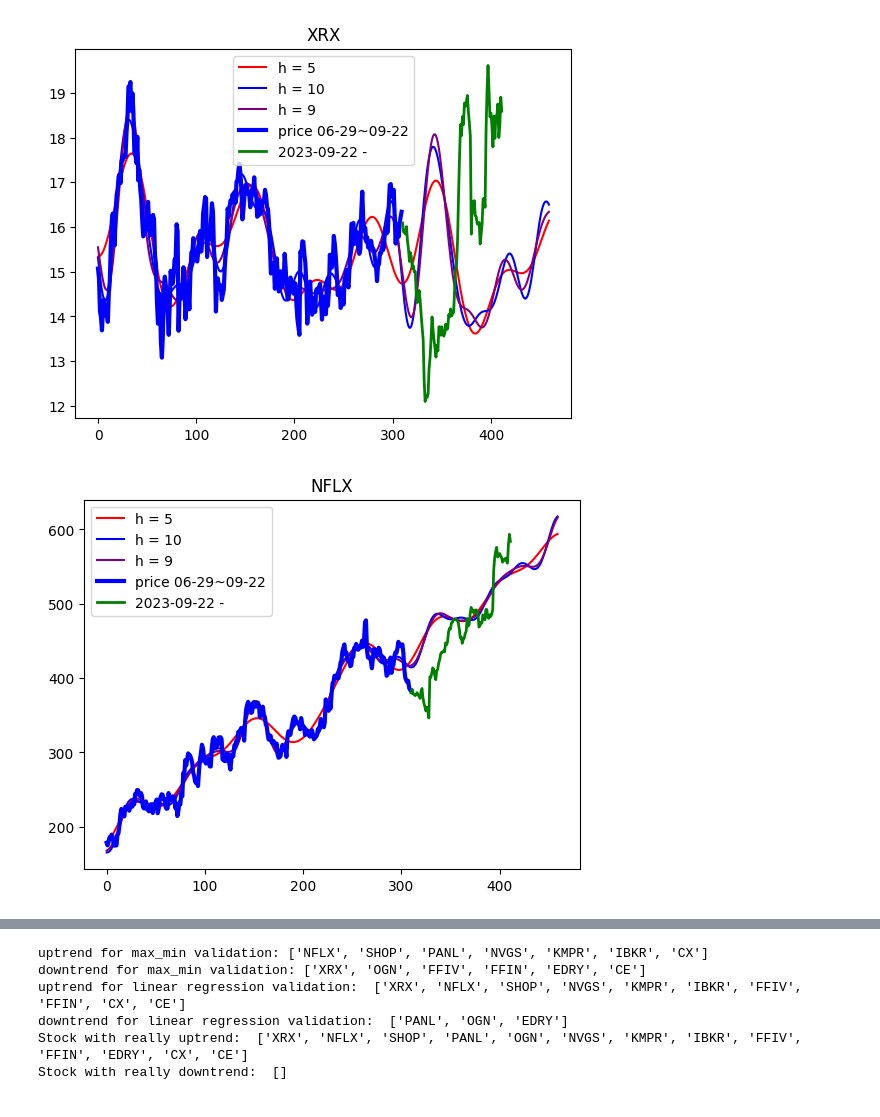
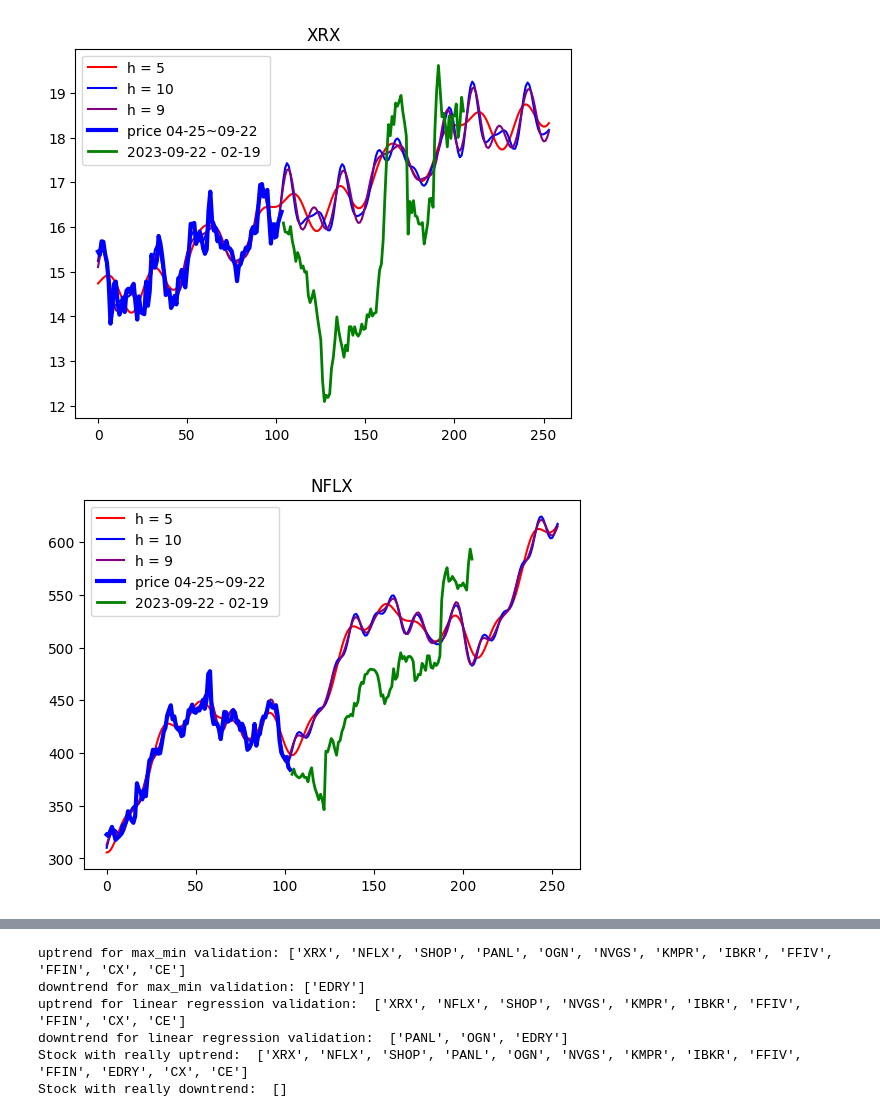
Before and after one commit to tsungyou/CDP_ZacksRank_TW1000, a Jupyter notebook: folder/MetaTrader_mq5_files/FFT_portfolio_test.ipynb, the cells around one changed output, grey strips where cells are left out. Saved outputs shown, nothing was run; the diff lists cells and outputs as text; code cells hidden in the pictures.

```diff
--- a/folder/MetaTrader_mq5_files/FFT_portfolio_test.ipynb
+++ b/folder/MetaTrader_mq5_files/FFT_portfolio_test.ipynb
@@ -16,13 +16,13 @@ uptrend_3 = []
 downtrend_3 = []
 for ticker in ["XRX", "NFLX", "SHOP", "PANL", "OGN", "NVGS", "KMPR", "IBKR", "FFIV", "FFIN", "EDRY", "CX", "CE"]:
     # start = '2023-05-01'
-    a = 600
+    a = 300
     start = datetime.datetime.now() - datetime.timedelta(days=a)
     # end = '2023-10-01'
-    end = start + datetime.timedelta(days=a-150)
-    end_1 = start + datetime.timedelta(days=a-300)
+    end = start + datetime.timedelta(days=a/2)
+    end_1 = datetime.datetime.now()#start + datetime.timedelta(days=a-a/4)
     x = yf.download(ticker, start=start, end=end, progress=False, interval="1d")['Close']
-    test = yf.download(ticker, start = end, progress=False)['Close']
+    test = yf.download(ticker, start = end, end = end_1, progress=False)['Close']
     result_trend = np.polyfit(np.arange(0, test.size), test, deg=1)[0]
     n = x.size
     n_harm = 10
@@ -50,37 +50,37 @@ for ticker in ["XRX", "NFLX", "SHOP", "PANL", "OGN", "NVGS", "KMPR", "IBKR", "FF
             color = "purple"
         pl.plot(np.arange(0, extrapolation.size), extrapolation, color, label = f'h = {n_harm}')
     pl.plot(np.arange(0, x.size), x, 'b', label = f'price {start.strftime("%m-%d")}~{end.strftime("%m-%d")}', linewidth = 3)
-    pl.plot(np.arange(x.size, x.size+test.size), test, 'g', label = f'{end.strftime("%Y-%m-%d")} - ', linewidth = 2)
+    pl.plot(np.arange(x.size, x.size+test.size), test, 'g', label = f'{end.strftime("%Y-%m-%d")} - {end_1.strftime("%m-%d")} ', linewidth = 2)
     # pl.plot(np.arange(0, x.size), x_notrend, "y", label="x_notrend", linewidth = 3)
     pl.title(f"{ticker}")
     pl.legend()
     pl.show()
     last_close = x.iloc[-1]
     diffs = list(extrapolation[x.size:] - last_close)
     max_diff = max(diffs)
     min_diff = min(diffs)
 
     check_extrapolation_trend = np.polyfit(np.arange(0, len(test)), extrapolation[-(n_predict+test.size):-n_predict], deg=1)[0]
 
     if max_diff > abs(min_diff):
         uptrend_1.append(ticker)
     elif max_diff < abs(min_diff):
         downtrend_1.append(ticker)
     if result_trend > 0:
         uptrend_2.append(ticker)
     elif result_trend < 0:
         downtrend_2.append(ticker)
 
     if check_extrapolation_trend > 0:
         uptrend_3.append(ticker)
     elif check_extrapolation_trend < 0:
         downtrend_3.append(ticker)
 print("uptrend for max_min validation:", uptrend_1)
 print("downtrend for max_min validation:", downtrend_1)
 print("uptrend for linear regression validation: ", uptrend_3)
 print("downtrend for linear regression validation: ", downtrend_3)
 print("Stock with really uptrend: ", uptrend_2)
 print("Stock with really downtrend: ", downtrend_2)
 # %% [output]
-[figure, old version]
+[figure, new version]
-[figure, old version]
+[figure, new version]
@@ -98,5 +98,5 @@ print("Stock with really downtrend: ", downtrend_2)
-uptrend for max_min validation: ['NFLX', 'SHOP', 'PANL', 'NVGS', 'KMPR', 'IBKR', 'CX']
-downtrend for max_min validation: ['XRX', 'OGN', 'FFIV', 'FFIN', 'EDRY', 'CE']
+uptrend for max_min validation: ['XRX', 'NFLX', 'SHOP', 'PANL', 'OGN', 'NVGS', 'KMPR', 'IBKR', 'FFIV', 'FFIN', 'CX', 'CE']
+downtrend for max_min validation: ['EDRY']
 uptrend for linear regression validation:  ['XRX', 'NFLX', 'SHOP', 'NVGS', 'KMPR', 'IBKR', 'FFIV', 'FFIN', 'CX', 'CE']
 downtrend for linear regression validation:  ['PANL', 'OGN', 'EDRY']
 Stock with really uptrend:  ['XRX', 'NFLX', 'SHOP', 'PANL', 'OGN', 'NVGS', 'KMPR', 'IBKR', 'FFIV', 'FFIN', 'EDRY', 'CX', 'CE']
```
Also changed, not shown: parts of 2 cells of this notebook.
